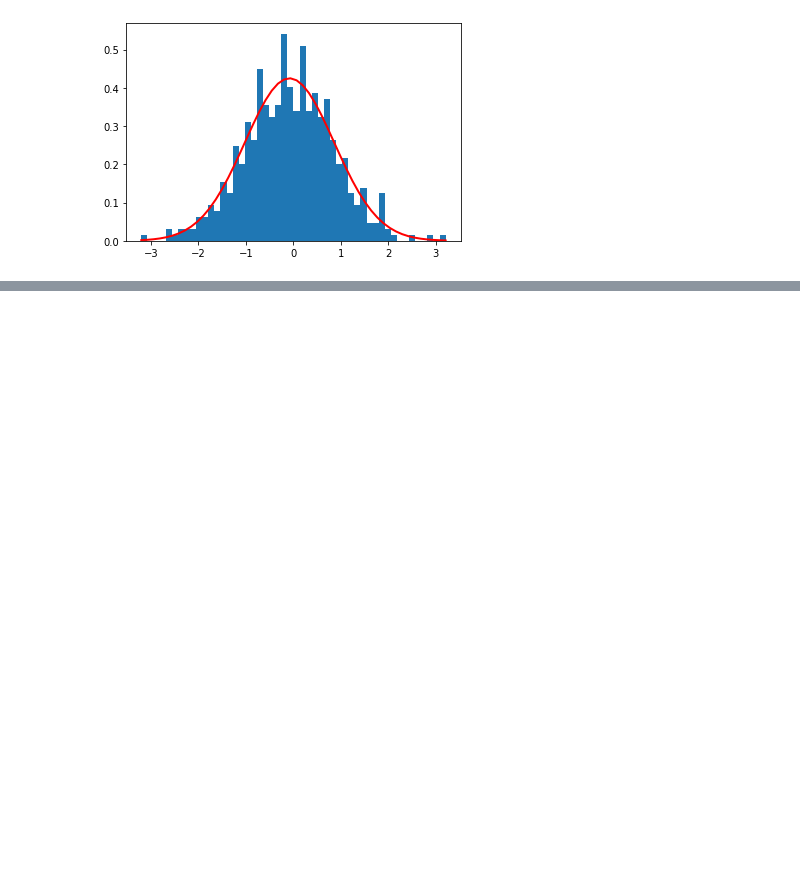
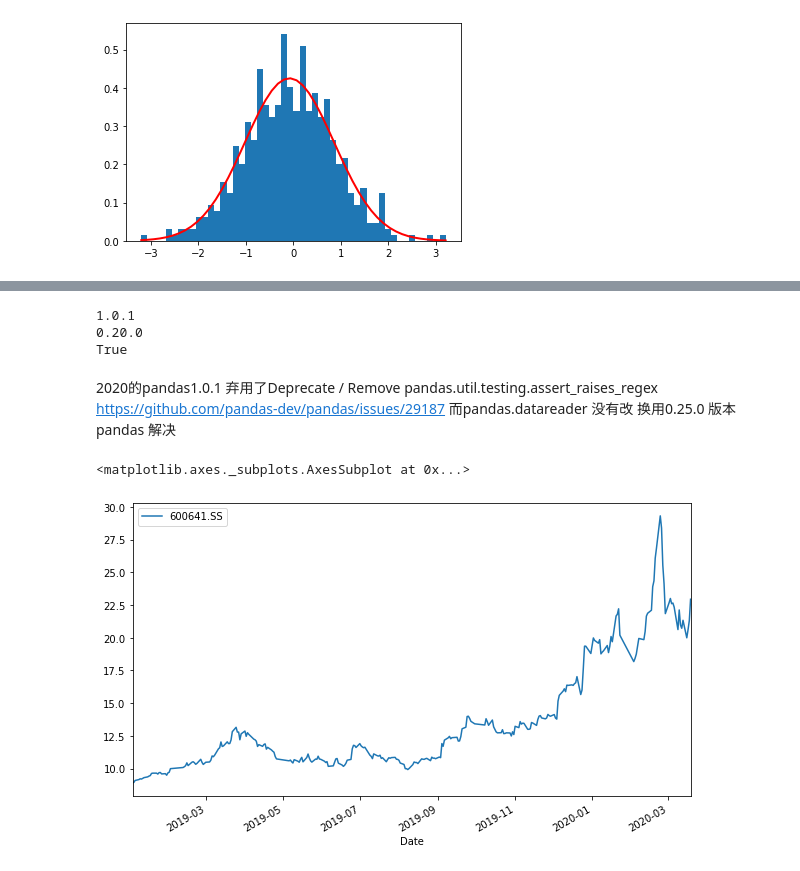
Before and after one commit to gysun137/storknote, a Jupyter notebook: note.ipynb, the cells around one changed output, grey strips where cells are left out. Saved outputs shown, nothing was run; the diff lists cells and outputs as text; code cells hidden in the pictures; blank space fills up the shorter version.

```diff
--- a/note.ipynb
+++ b/note.ipynb
@@ -182,0 +274,31 @@ The 'normed' kwarg was deprecated in Matplotlib 2.1 and will be removed in 3.1.
+# %%
+import numpy as np
+import pandas as pd
+from distutils.version import LooseVersion
+pd.__version__
+print(LooseVersion(pd.__version__))
+print(LooseVersion('0.20.0'))
+print((LooseVersion(pd.__version__) >= LooseVersion('0.20.0')))
+# %% [output]
+1.0.1
+0.20.0
+True
+# %% [markdown]
+2020的pandas1.0.1 弃用了Deprecate / Remove pandas.util.testing.assert_raises_regex
+https://github.com/pandas-dev/pandas/issues/29187
+而pandas.datareader 没有改
+换用0.25.0 版本pandas 解决
+# %%
+import numpy as np
+import pandas as pd
+from pandas_datareader import data as wb
+import matplotlib.pyplot as plt
+from scipy.stats import norm
+%matplotlib inline
+
+ticker = '600641.SS'
+data = pd.DataFrame()
+#data = wb.DataReader(ticker, data_source='yahoo',start='2017-1-1')
+#print(data)
+data[ticker] = wb.DataReader(ticker, data_source='yahoo',start='2019-1-1')['Adj Close']
+#print(data)
@@ -182,0 +307,5 @@ The 'normed' kwarg was deprecated in Matplotlib 2.1 and will be removed in 3.1.
+# %%
+data.plot(figsize=(10,6))
+# %% [output]
+<matplotlib.axes._subplots.AxesSubplot at 0x...>
+[figure, added]
```
Also changed, not shown: parts of 22 cells of this notebook.
